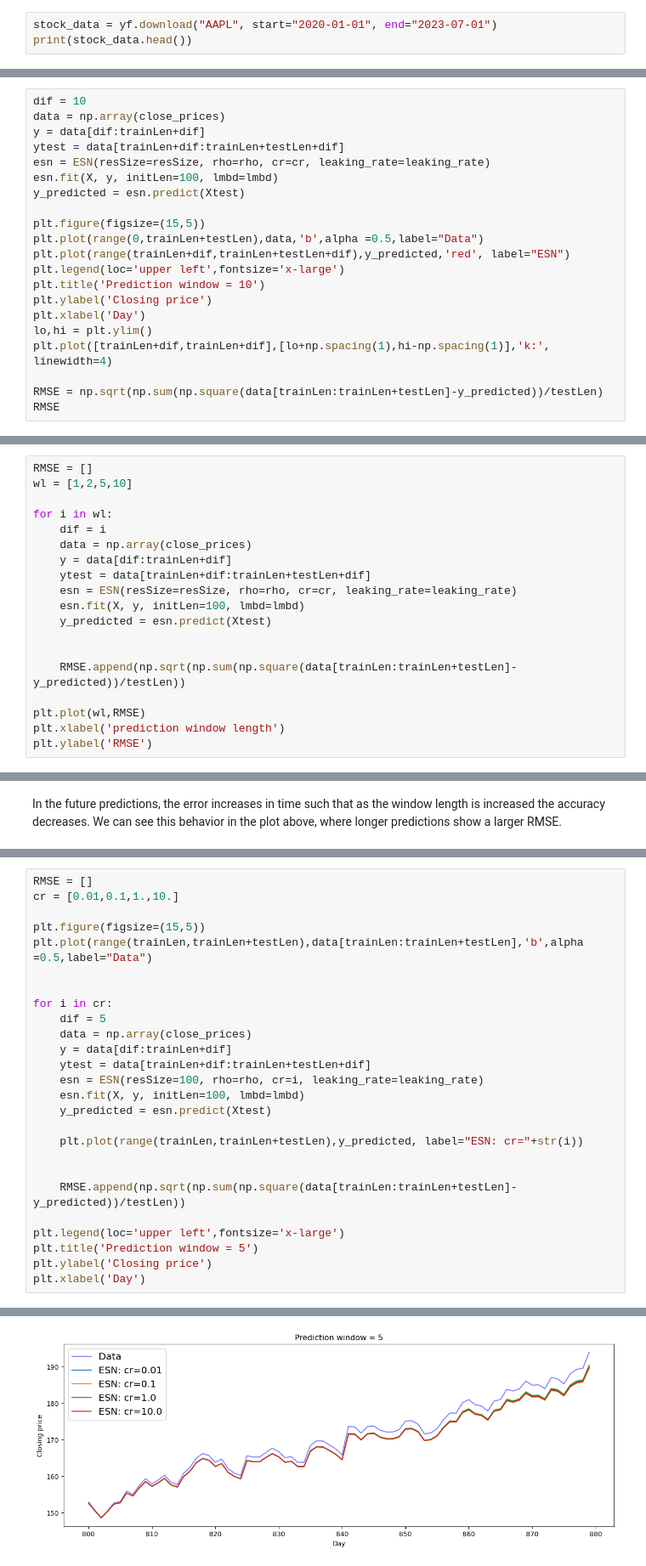
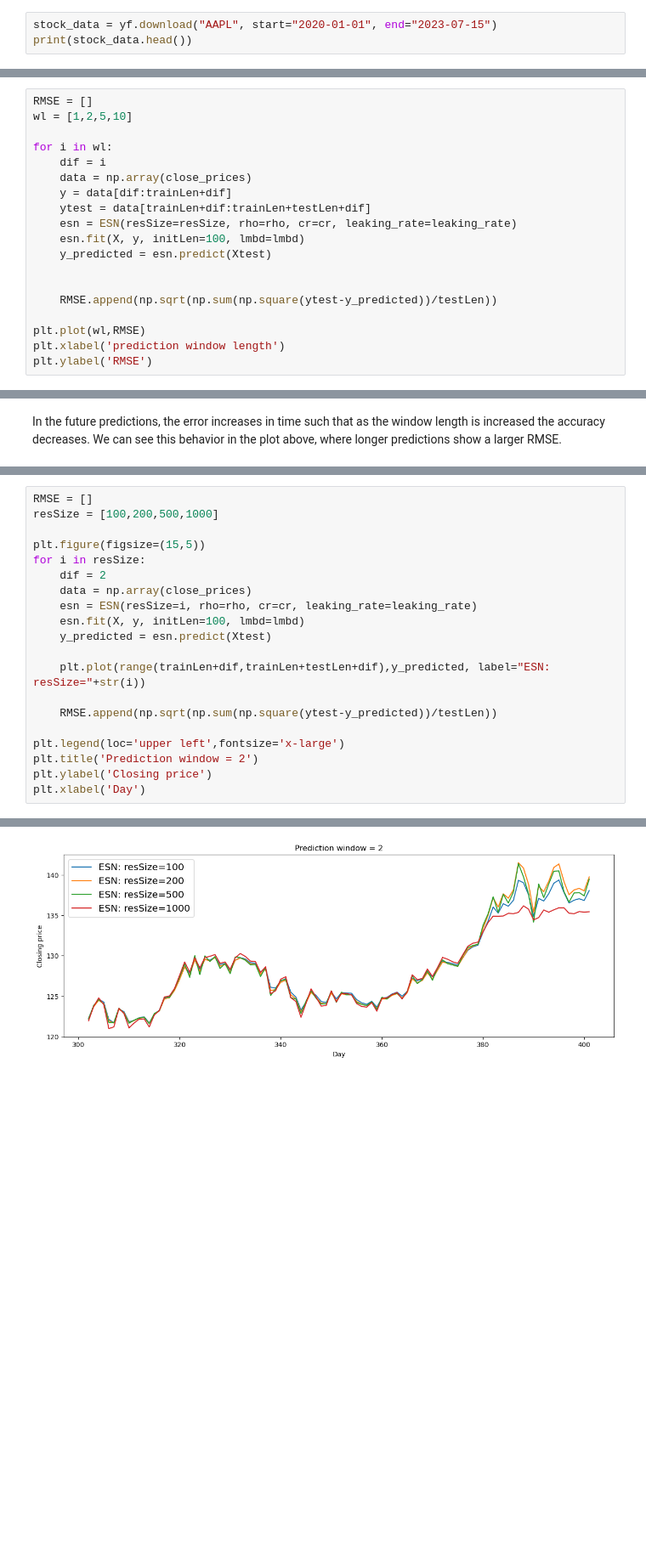
Before and after one commit to RIVACON/RIVACON-ML, a Jupyter notebook: Predicting_Stock_Prices_ESN.ipynb, the cells around one changed output, grey strips where cells are left out. Shown at 85% size. Drawn from its saved outputs; the diff is of its cells as text; blank space fills up the shorter version.

```diff
--- a/Predicting_Stock_Prices_ESN.ipynb
+++ b/Predicting_Stock_Prices_ESN.ipynb
@@ -17,7 +17,7 @@ from sklearn.linear_model import Ridge
 We collected stock data for Apple on 880 trading days, from January 1, 2020, to July 1, 2023. These stock data includes volumes and opening, closing,
 highest, lowest, and adjusted closing prices. We load data using the Python package Yahoo Finance (yfinance).
 # %%
-stock_data = yf.download("AAPL", start="2020-01-01", end="2023-07-01")
+stock_data = yf.download("AAPL", start="2020-01-01", end="2023-07-15")
 print(stock_data.head())
 # %% [output]
 [*********************100%%**********************]  1 of 1 completed
@@ -190,21 +189,0 @@ For a window length of 10 days, the prediction looks like this:
-# %%
-dif = 10
-data = np.array(close_prices)
-y = data[dif:trainLen+dif]
-ytest = data[trainLen+dif:trainLen+testLen+dif]
-esn = ESN(resSize=resSize, rho=rho, cr=cr, leaking_rate=leaking_rate)
-esn.fit(X, y, initLen=100, lmbd=lmbd)
-y_predicted = esn.predict(Xtest)
-
-plt.figure(figsize=(15,5))
-plt.plot(range(0,trainLen+testLen),data,'b',alpha =0.5,label="Data")
-plt.plot(range(trainLen+dif,trainLen+testLen+dif),y_predicted,'red', label="ESN")
-plt.legend(loc='upper left',fontsize='x-large')
-plt.title('Prediction window = 10')
-plt.ylabel('Closing price')
-plt.xlabel('Day')
-lo,hi = plt.ylim()
-plt.plot([trainLen+dif,trainLen+dif],[lo+np.spacing(1),hi-np.spacing(1)],'k:', linewidth=4)
-
-RMSE = np.sqrt(np.sum(np.square(data[trainLen:trainLen+testLen]-y_predicted))/testLen)
-RMSE
@@ -231,7 +203,7 @@ for i in wl:
     y_predicted = esn.predict(Xtest)
 
 
-    RMSE.append(np.sqrt(np.sum(np.square(data[trainLen:trainLen+testLen]-y_predicted))/testLen))
+    RMSE.append(np.sqrt(np.sum(np.square(ytest-y_predicted))/testLen))
 
 plt.plot(wl,RMSE)
 plt.xlabel('prediction window length')
@@ -264,45 +236,39 @@ To get a feeling for the training behavior, the training and subsequent analysis
 # %%
 RMSE = []
-cr = [0.01,0.1,1.,10.]
+resSize = [100,200,500,1000]
 
 plt.figure(figsize=(15,5))
-plt.plot(range(trainLen,trainLen+testLen),data[trainLen:trainLen+testLen],'b',alpha =0.5,label="Data")
-
-
-for i in cr:
-    dif = 5
+for i in resSize:
+    dif = 2
     data = np.array(close_prices)
-    y = data[dif:trainLen+dif]
-    ytest = data[trainLen+dif:trainLen+testLen+dif]
-    esn = ESN(resSize=100, rho=rho, cr=i, leaking_rate=leaking_rate)
+    esn = ESN(resSize=i, rho=rho, cr=cr, leaking_rate=leaking_rate)
     esn.fit(X, y, initLen=100, lmbd=lmbd)
     y_predicted = esn.predict(Xtest)
 
-    plt.plot(range(trainLen,trainLen+testLen),y_predicted, label="ESN: cr="+str(i))
+    plt.plot(range(trainLen+dif,trainLen+testLen+dif),y_predicted, label="ESN: resSize="+str(i))
 
-
-    RMSE.append(np.sqrt(np.sum(np.square(data[trainLen:trainLen+testLen]-y_predicted))/testLen))
+    RMSE.append(np.sqrt(np.sum(np.square(ytest-y_predicted))/testLen))
 
 plt.legend(loc='upper left',fontsize='x-large')
-plt.title('Prediction window = 5')
+plt.title('Prediction window = 2')
 plt.ylabel('Closing price')
 plt.xlabel('Day')
 # %% [output]
 ESN init: Setting spectral radius...
 done.
 ESN fit_ridge: Initializing states...
 done.
 ESN init: Setting spectral radius...
 done.
 ESN fit_ridge: Initializing states...
 done.
 ESN init: Setting spectral radius...
 done.
 ESN fit_ridge: Initializing states...
 done.
 ESN init: Setting spectral radius...
 done.
 ESN fit_ridge: Initializing states...
 done.
 Text(0.5, 0, 'Day')
-[figure, old version]
+[figure, new version]
```
Also changed, not shown: parts of 11 cells of this notebook.
